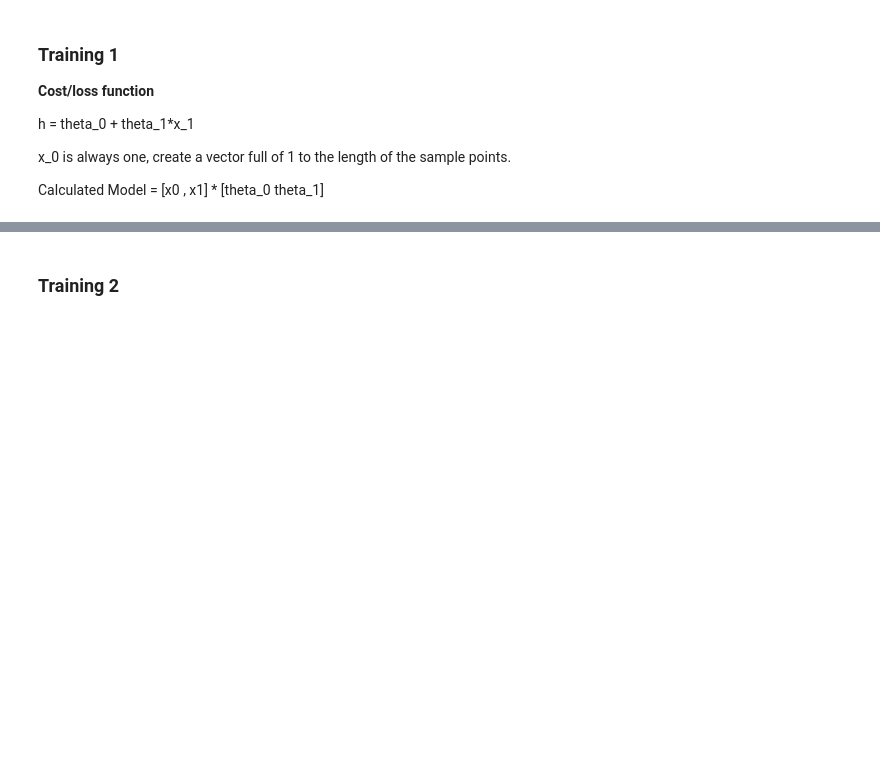
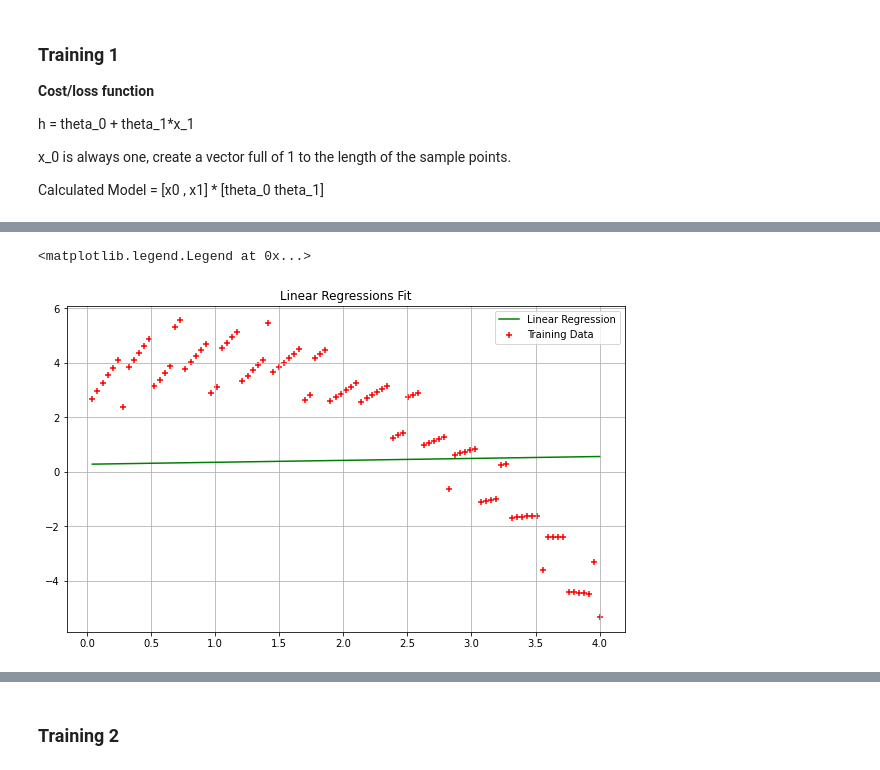
Before and after one commit to thachkse/Intro-to-ML, a Jupyter notebook: HW_0/Gradient_Descent.ipynb, the cells around one changed output, grey strips where cells are left out. Cells and saved outputs as stored; diff of their text form; code cells hidden in the pictures; blank space fills up the shorter version.

```diff
--- a/HW_0/Gradient_Descent.ipynb
+++ b/HW_0/Gradient_Descent.ipynb
@@ -107,0 +152,13 @@ J : Scalar value.
+# %%
+def gradient_descent(X,y,theta,alpha,iterations):
+
+    cost_hist = np.zeros(iterations)
+
+    for i in range(iterations):
+        predictions = X.dot(theta)
+        errors = np.subtract(predictions, y)
+        sum_delta = (alpha / m) * X.transpose().dot(errors)
+        theta = theta - sum_delta
+        cost_hist[i] = compute_cost(X,y,theta)
+
+    return theta, cost_hist
@@ -107,0 +183,11 @@ J : Scalar value.
+# %%
+plt.scatter(X[:,1],y,color='red',marker='+',label='Training Data')
+plt.plot(X[:,1],X.dot(theta),color='green',label='Linear Regression')
+
+plt.rcParams['figure.figsize'] = (10,6)
+plt.grid()
+plt.title('Linear Regressions Fit')
+plt.legend()
+# %% [output]
+<matplotlib.legend.Legend at 0x...>
+[figure, added]
```
Also changed, not shown: parts of 13 cells of this notebook.
